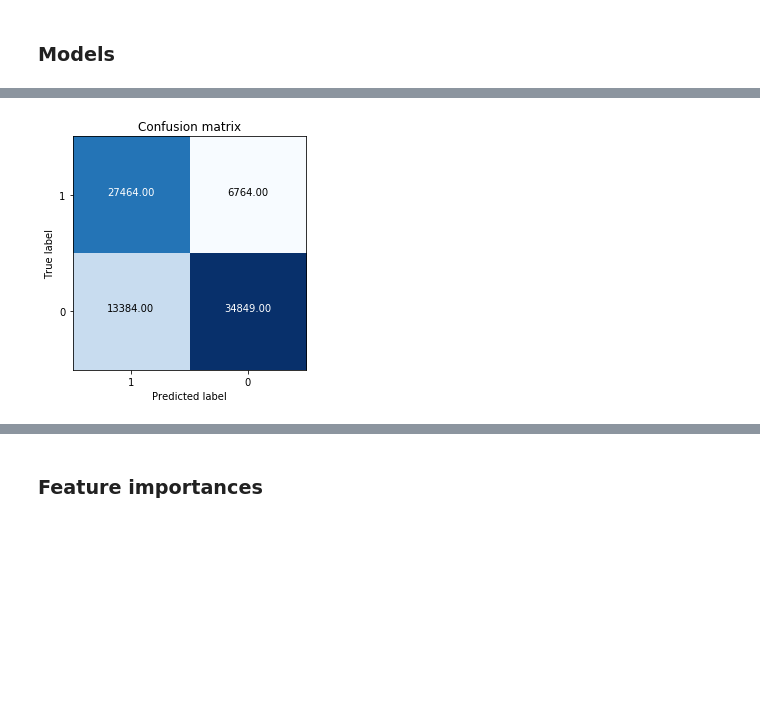
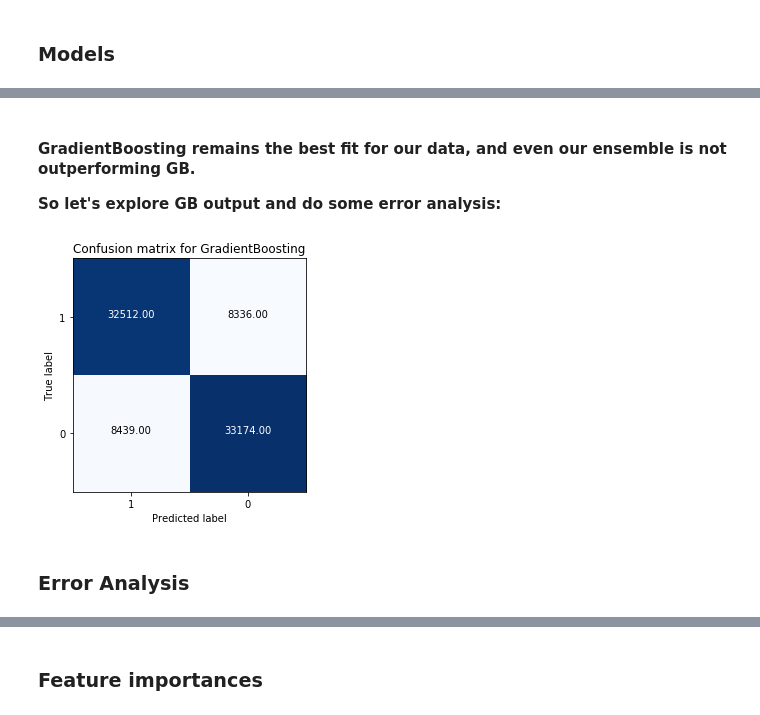
Before and after one commit to FajneFarita/Looking-for-a-Needle-in-a-Haystack-Predicting-Wikipedia-Edits, a Jupyter notebook: data/final/fall-2017-info-251-final-project-analysis-nnu.ipynb, the cells around one changed output, grey strips where cells are left out. Cells and saved outputs as stored; diff of their text form; code cells hidden in the pictures; blank space fills up the shorter version.

Commit message:
+ figures, err analysis, etc

```diff
--- a/data/final/fall-2017-info-251-final-project-analysis-nnu.ipynb
+++ b/data/final/fall-2017-info-251-final-project-analysis-nnu.ipynb
@@ -649,7 +637,7 @@ for train_idx, test_idx in kf.split(X):
     test_x = X[test_idx]
     test_y = Y[test_idx]
 
-    tree = DecisionTreeClassifier(random_state=13579, max_depth=4)
+    tree = DecisionTreeClassifier(random_state=13579, max_depth=18)
     tree.fit(train_x, train_y)
 
     y_pred_test = tree.predict(test_x)
@@ -772,6 +760,7 @@ forest_test_recall = []
 forest_test_roc_auc = []
 
 
+
 t0 = time.time()
 for train_idx, test_idx in kf.split(X):
     train_x = X[train_idx]
@@ -779,10 +768,11 @@ for train_idx, test_idx in kf.split(X):
     test_x = X[test_idx]
     test_y = Y[test_idx]
 
-    forest = RandomForestClassifier(random_state=13579, max_depth=4)
+    forest = RandomForestClassifier(random_state=13579, max_depth=18)
     forest.fit(train_x, train_y)
 
     y_pred_test = forest.predict(test_x)
+
 
     forest_test_acc += [accuracy_score(test_y, y_pred_test)]
     forest_test_precision += [precision_score(test_y, y_pred_test)]
@@ -858,7 +848,7 @@ boost_test_acc = []
 boost_test_precision = []
 boost_test_recall = []
 boost_test_roc_auc = []
-
+tn_fp_fn_tp = []
 
 t0 = time.time()
 for train_idx, test_idx in kf.split(X):
@@ -868,7 +858,7 @@ for train_idx, test_idx in kf.split(X):
     test_y = Y[test_idx]
 
 
-    boost = GradientBoostingClassifier(random_state=13579)
+    boost = GradientBoostingClassifier(random_state=13579, max_depth=7)
     boost.fit(train_x, train_y)
 
     y_pred_test = boost.predict(test_x)
@@ -877,15 +867,19 @@ for train_idx, test_idx in kf.split(X):
     boost_test_precision += [precision_score(test_y, y_pred_test)]
     boost_test_recall += [recall_score(test_y, y_pred_test)]
     boost_test_roc_auc += [roc_auc_score(test_y, y_pred_test)]
+    tn_fp_fn_tp.append(confusion_matrix(test_y, y_pred_test).ravel())
 
 
 
 t1 = time.time()
 boost_time_taken = t1-t0
 
+confusion_string = (np.sum(tn_fp_fn_tp, axis=0))
+
 print("Time taken is: " + str(boost_time_taken/60) + " minutes")
 print("Test accuracy is: " + str(np.mean(boost_test_acc)))
 print("Test precision is: " + str(np.mean(boost_test_precision)))
 print("Test recall is: " + str(np.mean(boost_test_recall)))
 print("Test ROC AUC is: " + str(np.mean(boost_test_roc_auc)))
+print("TN, FP, FN, TP: " + str(confusion_string))
 # %% [output]
@@ -957,11 +1028,14 @@ TN, FP, FN, TP: [34849  6764 13384 27464]
+# %% [markdown]
+#### GradientBoosting remains the best fit for our data, and even our ensemble is not outperforming GB.
+**So let's explore GB output and do some error analysis:**
 # %%
-''' TP, FP
-    FN, TN'''
+''' TP, FN
+    FP, TN'''
 
 array = np.zeros((2,2))
 array[0,0] = confusion_string[-1]
-array[0,1] = confusion_string[1]
-array[1,0] = confusion_string[2]
+array[0,1] = confusion_string[2]
+array[1,0] = confusion_string[1]
 array[1,1] = confusion_string[0]
 # %%
 
@@ -969,32 +1043,34 @@ import itertools
 import matplotlib.pyplot as plt
 
 def plot_confusion_matrix(matrix, title, classes, cmap=plt.cm.Blues):
     """
     This function prints and plots the confusion matrix.
     """
     plt.imshow(matrix, interpolation='nearest', cmap=cmap)
     plt.title(title)
 
     tick_marks = np.arange(len(classes))
     plt.xticks(tick_marks, classes)
     plt.yticks(tick_marks, classes)
 
     fmt = '.2f' if normalize else 'd'
     thresh = matrix.max() / 2.
     for i, j in itertools.product(range(matrix.shape[0]), range(matrix.shape[1])):
         plt.text(j, i, format(matrix[i, j], fmt),
                  horizontalalignment="center",
                  color="white" if matrix[i, j] > thresh else "black")
 
     plt.tight_layout()
     plt.ylabel('True label')
     plt.xlabel('Predicted label')
 
 np.set_printoptions(precision=2)
 
 
-plot_confusion_matrix(array, 'Confusion matrix', [1,0])
+plot_confusion_matrix(array, 'Confusion matrix for GradientBoosting', [1,0])
 
 plt.show()
 # %% [output]
-[figure, old version]
+[figure, new version]
+# %% [markdown]
+### Error Analysis
```
Also changed, not shown: parts of 32 cells of this notebook.
